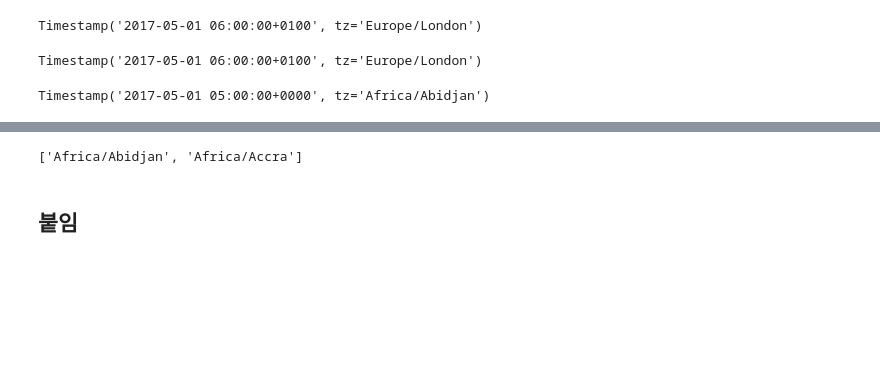
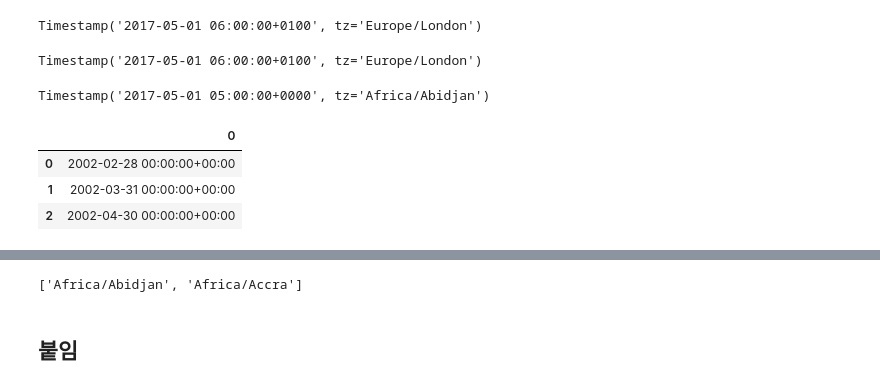
Before and after one commit to rickiepark/ml-with-python-cookbook-2nd, a Jupyter notebook: ch07.ipynb, the cells around one changed output, grey strips where cells are left out. Cells and saved outputs as stored; diff of their text form; code cells hidden in the pictures; blank space fills up the shorter version.

```diff
--- a/ch07.ipynb
+++ b/ch07.ipynb
@@ -78,8 +78,12 @@ date_in_london.tz_convert('Africa/Abidjan')
 Timestamp('2017-05-01 05:00:00+0000', tz='Africa/Abidjan')
 # %%
 # 세 개의 날짜를 만듭니다.
-dates = pd.Series(pd.date_range('2/2/2002', periods=3, freq='M'))
+dates = pd.Series(pd.date_range('2/2/2002', periods=3, freq='ME'))
 
 # 시간대를 지정합니다.
 dates.dt.tz_localize('Africa/Abidjan')
 # %% [output]
+|  | 0 |
+| 0 | 2002-02-28 00:00:00+00:00 |
+| 1 | 2002-03-31 00:00:00+00:00 |
+| 2 | 2002-04-30 00:00:00+00:00 |
```
Also changed, not shown: parts of 11 cells of this notebook.
